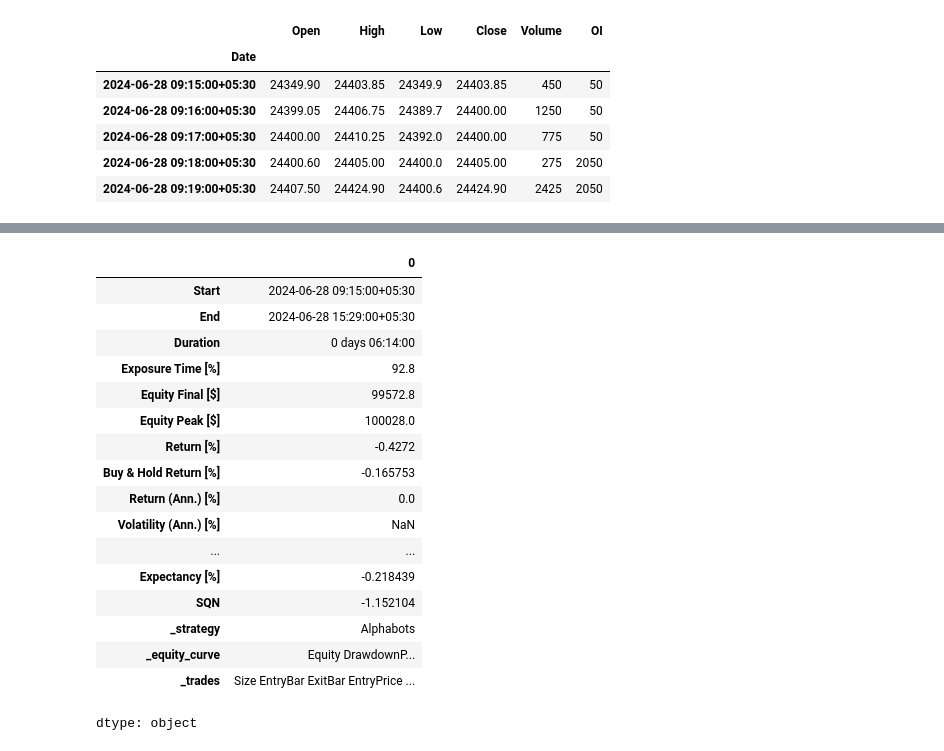
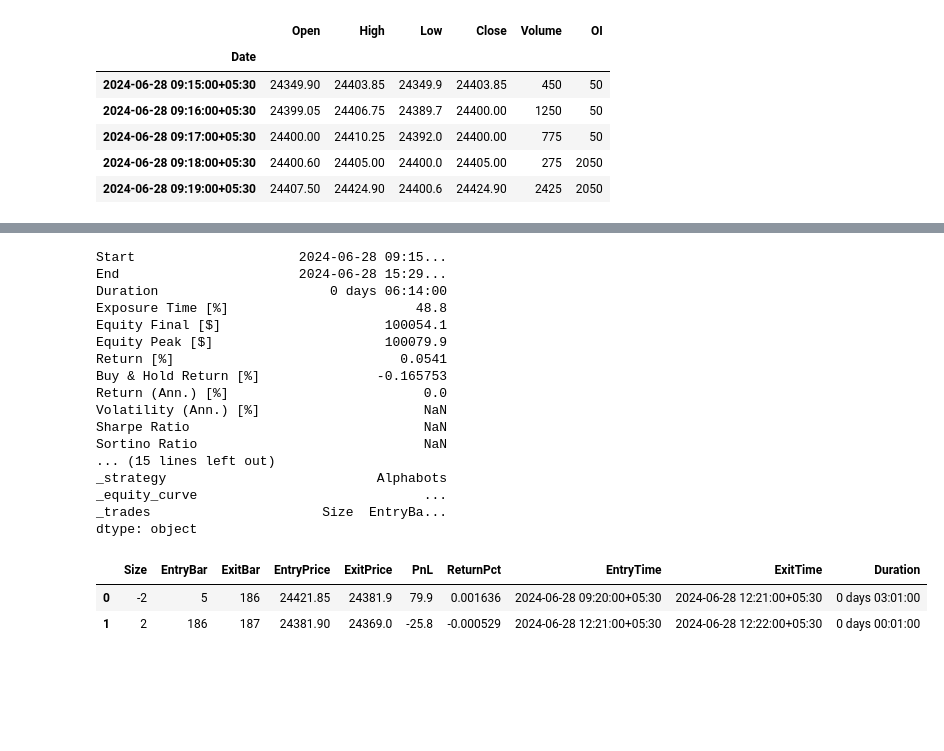
Before and after one commit to subhroPaul7/Alphabots, a Jupyter notebook: Alphabots.ipynb, the cells around one changed output, grey strips where cells are left out. Cells and saved outputs as stored; diff of their text form; code cells hidden in the pictures; blank space fills up the shorter version.

```diff
--- a/Alphabots.ipynb
+++ b/Alphabots.ipynb
@@ -1,7 +1,7 @@
 # %%
 import pandas as pd
 # %%
-df= pd.read_csv('/content/data-NSE_FO_35000.csv')
+df= pd.read_csv('data-NSE_FO_35000.csv')
 # %%
 df.head()
 # %% [output]
@@ -61,28 +41,31 @@ from backtesting.lib import crossover
 
 
 class Alphabots(Strategy):
-    delta = 0.002
+    delta = 0.0005
     base_price = df['Close'][0]
+    volume = 0.5
     def init(self):
-      self.base_price = self.data.Close[0]
-      self.delta = 0.002
-      self.no_of_trades = 2
+      # self.base_price = self.data.Close[0]
       self.short_trade = 0
       self.long_trade = 0
       self.close_prices = self.I(closing, self.data)
       self.square_off = self.data.Close[374]
 
     def next(self):
-      if (self.close_prices == self.square_off) or (self.long_trade+self.short_trade==10):
-        self.position.close()
+      # if (self.close_prices == self.square_off) or (self.long_trade+self.short_trade==2):
+      #   self.position.close()
       if self.close_prices > self.base_price*(1+self.delta):
-        if self.long_trade <= 5:
-          self.buy()
+        if self.short_trade < 1:
+          if self.position.is_long or not self.position:
+            self.position.close()
+          self.sell(size = self.volume)
+          self.short_trade += 1
+      if self.close_prices < self.base_price*(1-self.delta):
+        if self.long_trade < 1:
+          if self.position.is_short or not self.position:
+            self.position.close()
+          self.buy(size = self.volume)
           self.long_trade += 1
-      if self.close_prices < self.base_price*(1-self.delta):
-        if self.short_trade <= 5:
-          self.sell()
-          self.short_trade += 1
 # %%
 from backtesting import Backtest
 
@@ -91,21 +74,26 @@ stats = bt.run()
 # %%
 stats
 # %% [output]
-|  | 0 |
-| Start | 2024-06-28 09:15:00+05:30 |
-| End | 2024-06-28 15:29:00+05:30 |
-| Duration | 0 days 06:14:00 |
-| Exposure Time [%] | 92.8 |
-| Equity Final [$] | 99572.8 |
-| Equity Peak [$] | 100028.0 |
-| Return [%] | -0.4272 |
-| Buy & Hold Return [%] | -0.165753 |
-| Return (Ann.) [%] | 0.0 |
-| Volatility (Ann.) [%] | NaN |
-| ... | ... |
-| Expectancy [%] | -0.218439 |
-| SQN | -1.152104 |
-| _strategy | Alphabots |
-| _equity_curve | Equity DrawdownP... |
-| _trades | Size EntryBar ExitBar EntryPrice ... |
+Start                     2024-06-28 09:15...
+End                       2024-06-28 15:29...
+Duration                      0 days 06:14:00
+Exposure Time [%]                        48.8
+Equity Final [$]                     100054.1
+Equity Peak [$]                      100079.9
+Return [%]                             0.0541
+Buy & Hold Return [%]               -0.165753
+Return (Ann.) [%]                         0.0
+Volatility (Ann.) [%]                     NaN
+Sharpe Ratio                              NaN
+Sortino Ratio                             NaN
+... (15 lines left out)
+_strategy                           Alphabots
+_equity_curve                             ...
+_trades                      Size  EntryBa...
 dtype: object
+# %%
+stats['_trades']
+# %% [output]
+|  | Size | EntryBar | ExitBar | EntryPrice | ExitPrice | PnL | ReturnPct | EntryTime | ExitTime | Duration |
+| 0 | -2 | 5 | 186 | 24421.85 | 24381.9 | 79.9 | 0.001636 | 2024-06-28 09:20:00+05:30 | 2024-06-28 12:21:00+05:30 | 0 days 03:01:00 |
+| 1 | 2 | 186 | 187 | 24381.90 | 24369.0 | -25.8 | -0.000529 | 2024-06-28 12:21:00+05:30 | 2024-06-28 12:22:00+05:30 | 0 days 00:01:00 |
```
Also changed, not shown: parts of 6 cells of this notebook, 2 other files.
